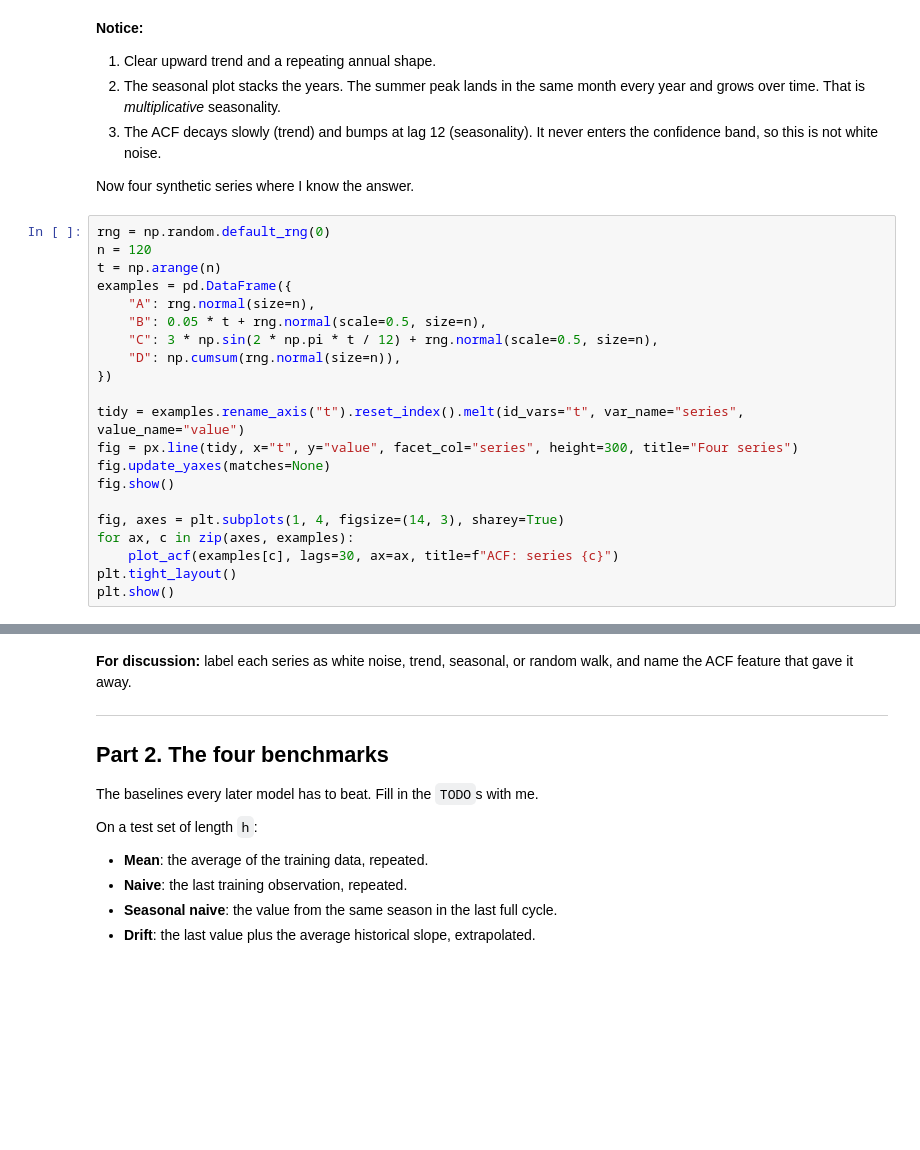
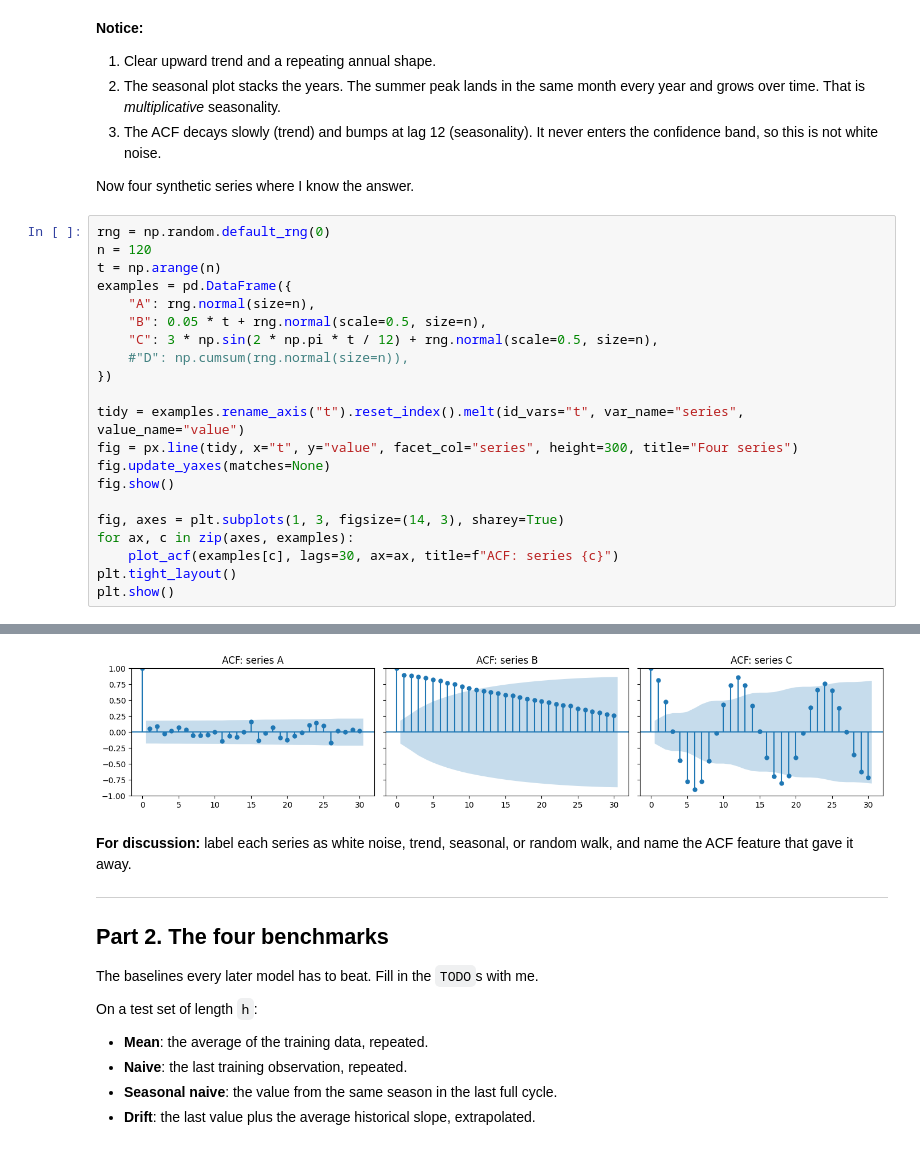
Before and after one commit to VickyGuo0907/DSE6230-forecasting-class-course-materials, a Jupyter notebook: notebooks/week01_exercises.ipynb, the cells around one changed output, grey strips where cells are left out. Drawn from its saved outputs; the diff is of its cells as text; blank space fills up the shorter version.

```diff
--- a/notebooks/week01_exercises.ipynb
+++ b/notebooks/week01_exercises.ipynb
@@ -96,7 +109,7 @@ examples = pd.DataFrame({
     "A": rng.normal(size=n),
     "B": 0.05 * t + rng.normal(scale=0.5, size=n),
     "C": 3 * np.sin(2 * np.pi * t / 12) + rng.normal(scale=0.5, size=n),
-    "D": np.cumsum(rng.normal(size=n)),
+    #"D": np.cumsum(rng.normal(size=n)),
 })
 
 tidy = examples.rename_axis("t").reset_index().melt(id_vars="t", var_name="series", value_name="value")
@@ -104,8 +117,9 @@ fig = px.line(tidy, x="t", y="value", facet_col="series", height=300, title="Fou
 fig.update_yaxes(matches=None)
 fig.show()
 
-fig, axes = plt.subplots(1, 4, figsize=(14, 3), sharey=True)
+fig, axes = plt.subplots(1, 3, figsize=(14, 3), sharey=True)
 for ax, c in zip(axes, examples):
     plot_acf(examples[c], lags=30, ax=ax, title=f"ACF: series {c}")
 plt.tight_layout()
 plt.show()
+# %% [output]
@@ -112,3 +127,4 @@ plt.show()
+[figure, added]
 # %% [markdown]
 **For discussion:** label each series as white noise, trend, seasonal, or random walk, and name the ACF feature that gave it away.
 
```
Also changed, not shown: parts of 9 cells of this notebook.
